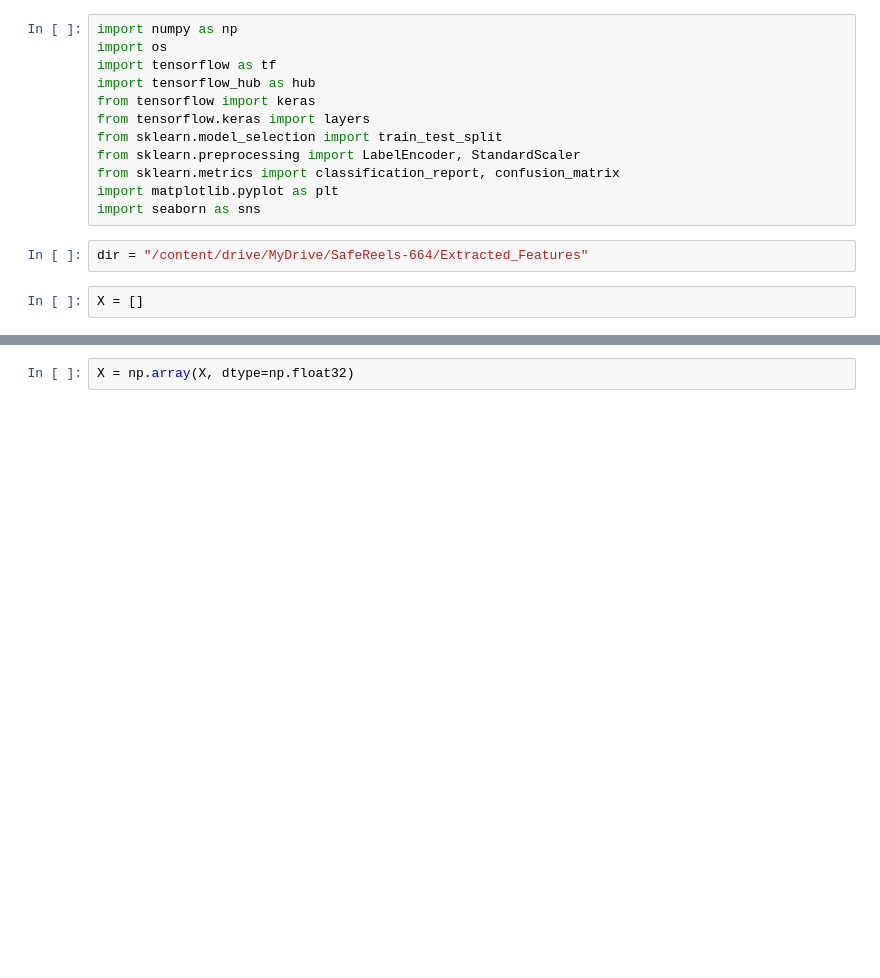
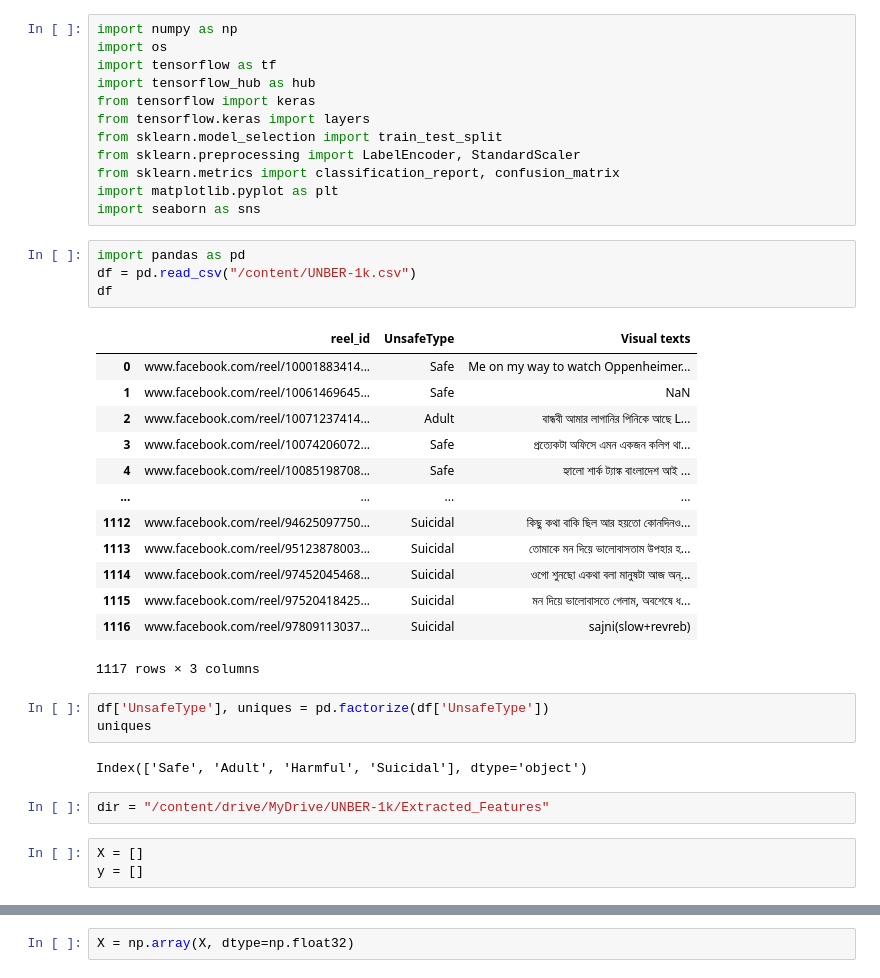
Before and after one commit to Aref111n/SafeReels, a Jupyter notebook: Audio_VGGish.ipynb, the cells around one changed output, grey strips where cells are left out. Saved outputs shown, nothing was run; the diff lists cells and outputs as text; blank space fills up the shorter version.

```diff
--- a/Audio_VGGish.ipynb
+++ b/Audio_VGGish.ipynb
@@ -15,8 +15,32 @@ from sklearn.preprocessing import LabelEncoder, StandardScaler
 from sklearn.metrics import classification_report, confusion_matrix
 import matplotlib.pyplot as plt
 import seaborn as sns
+# %%
+import pandas as pd
+df = pd.read_csv("/content/UNBER-1k.csv")
+df
+# %% [output]
+|  | reel_id | UnsafeType | Visual texts |
+| 0 | www.facebook.com/reel/10001883414... | Safe | Me on my way to watch Oppenheimer... |
+| 1 | www.facebook.com/reel/10061469645... | Safe | NaN |
+| 2 | www.facebook.com/reel/10071237414... | Adult | বান্ধবী আমার লাগানির পিনিকে আছে L... |
+| 3 | www.facebook.com/reel/10074206072... | Safe | প্রত্যেকটা অফিসে এমন একজন কলিগ থা... |
+| 4 | www.facebook.com/reel/10085198708... | Safe | হ্যালো শার্ক ট্যাঙ্ক বাংলাদেশ আই ... |
+| ... | ... | ... | ... |
+| 1112 | www.facebook.com/reel/94625097750... | Suicidal | কিছু কথা বাকি ছিল আর হয়তো কোনদিনও... |
+| 1113 | www.facebook.com/reel/95123878003... | Suicidal | তোমাকে মন দিয়ে ভালোবাসতাম উপহার হ... |
+| 1114 | www.facebook.com/reel/97452045468... | Suicidal | ওগো শুনছো একথা বলা মানুষটা আজ অন্... |
+| 1115 | www.facebook.com/reel/97520418425... | Suicidal | মন দিয়ে ভালোবাসতে গেলাম, অবশেষে ধ... |
+| 1116 | www.facebook.com/reel/97809113037... | Suicidal | sajni(slow+revreb) |
+1117 rows × 3 columns
+# %%
+df['UnsafeType'], uniques = pd.factorize(df['UnsafeType'])
+uniques
+# %% [output]
+Index(['Safe', 'Adult', 'Harmful', 'Suicidal'], dtype='object')
 # %%
-dir = "/content/drive/MyDrive/SafeReels-664/Extracted_Features"
+dir = "/content/drive/MyDrive/UNBER-1k/Extracted_Features"
 # %%
 X = []
+y = []
 # %%
```
Also changed, not shown: parts of 16 cells of this notebook.
